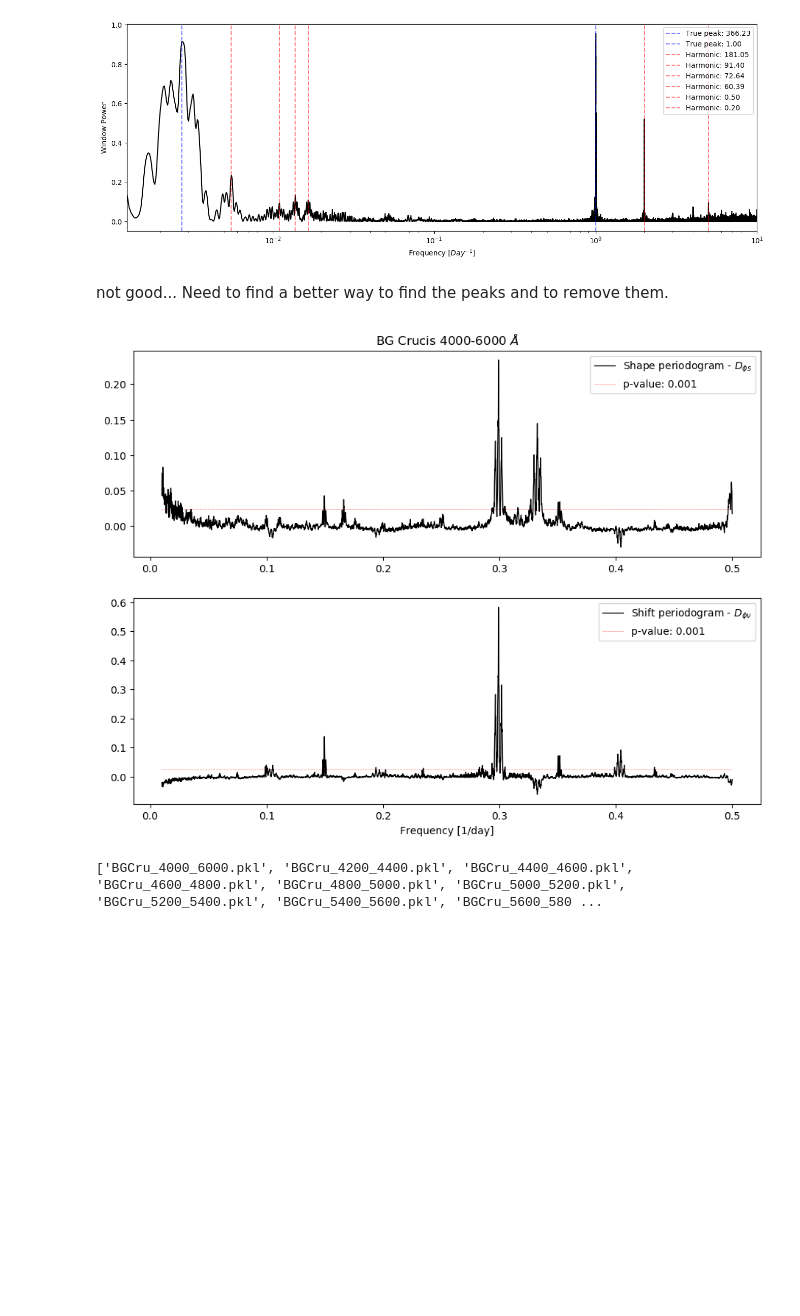
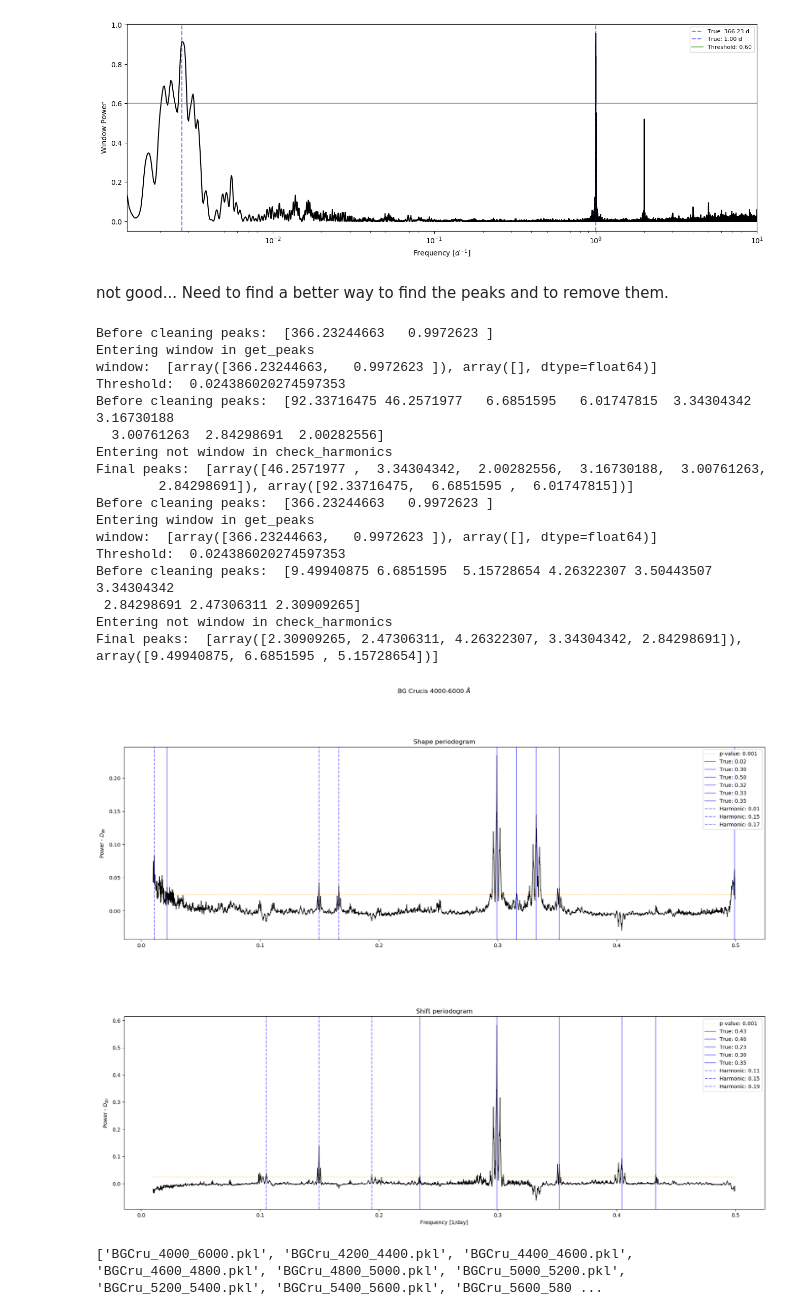
Before and after one commit to kbarbey/Master-Thesis, a Jupyter notebook: main/S1D/test_peak_finding.ipynb, the cells around one changed output. Cells and saved outputs as stored; diff of their text form; code cells hidden in the pictures; blank space fills up the shorter version.

Commit message:
peak finding test ok

```diff
--- a/main/S1D/test_peak_finding.ipynb
+++ b/main/S1D/test_peak_finding.ipynb
@@ -109,6 +110,6 @@ def plot_power_spectrum(freq, power, min_freq, max_freq, threshold=0.1,distance=
 # %%
 window_freq, window_power = window_power_spectrum(obs_data.time_series.times, 1/800, 10)
 # %%
-plot_power_spectrum(window_freq, window_power,1/800,10,0.08,50, peaks=True)
+plot_power_spectrum(window_freq, window_power,min_freq=1/800,max_freq=10,threshold = 0.6,distance = 50, peaks=True)
 # %% [output]
-[figure, old version]
+[figure, new version]
@@ -119,9 +116,26 @@ signal = np.column_stack([freq, power])
 # %% [markdown]
 not good... Need to find a better  way to find the peaks and to remove them.
 # %%
-obs_data.periodicity_detector.plot_periodograms(annotate_pval=[1e-3], plot_rv=False,title=r"BG Crucis 4000-6000 $\AA$", log_scale=False)
+obs_data.periodicity_detector.plot_periodograms(annotate_pval=[1e-3], plot_rv=False,title=r"BG Crucis 4000-6000 $\AA$", log_scale=False, plot_peaks=True)
 # %% [output]
+Before cleaning peaks:  [366.23244663   0.9972623 ]
+Entering window in get_peaks
+window:  [array([366.23244663,   0.9972623 ]), array([], dtype=float64)]
+Threshold:  0.024386020274597353
+Before cleaning peaks:  [92.33716475 46.2571977   6.6851595   6.01747815  3.34304342  3.16730188
+  3.00761263  2.84298691  2.00282556]
+Entering not window in check_harmonics
+Final peaks:  [array([46.2571977 ,  3.34304342,  2.00282556,  3.16730188,  3.00761263,
+        2.84298691]), array([92.33716475,  6.6851595 ,  6.01747815])]
+Before cleaning peaks:  [366.23244663   0.9972623 ]
+Entering window in get_peaks
+window:  [array([366.23244663,   0.9972623 ]), array([], dtype=float64)]
+Threshold:  0.024386020274597353
+Before cleaning peaks:  [9.49940875 6.6851595  5.15728654 4.26322307 3.50443507 3.34304342
+ 2.84298691 2.47306311 2.30909265]
+Entering not window in check_harmonics
+Final peaks:  [array([2.30909265, 2.47306311, 4.26322307, 3.34304342, 2.84298691]), array([9.49940875, 6.6851595 , 5.15728654])]
-[figure, old version]
+[figure, new version]
 # %%
 # Plot all periodograms in a single plot by opening each pickle file and adding a subplot
 
```
Also changed, not shown: parts of 2 cells of this notebook.
